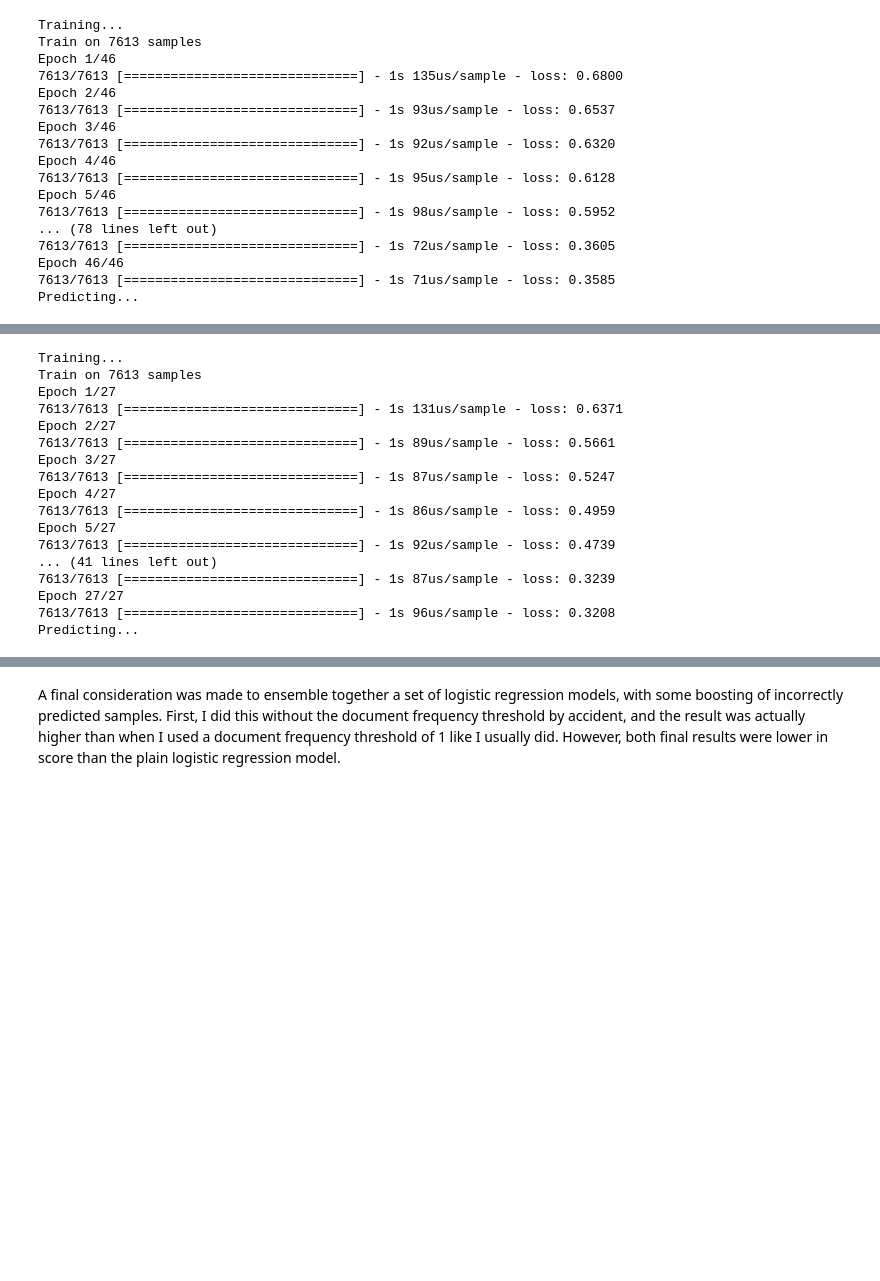
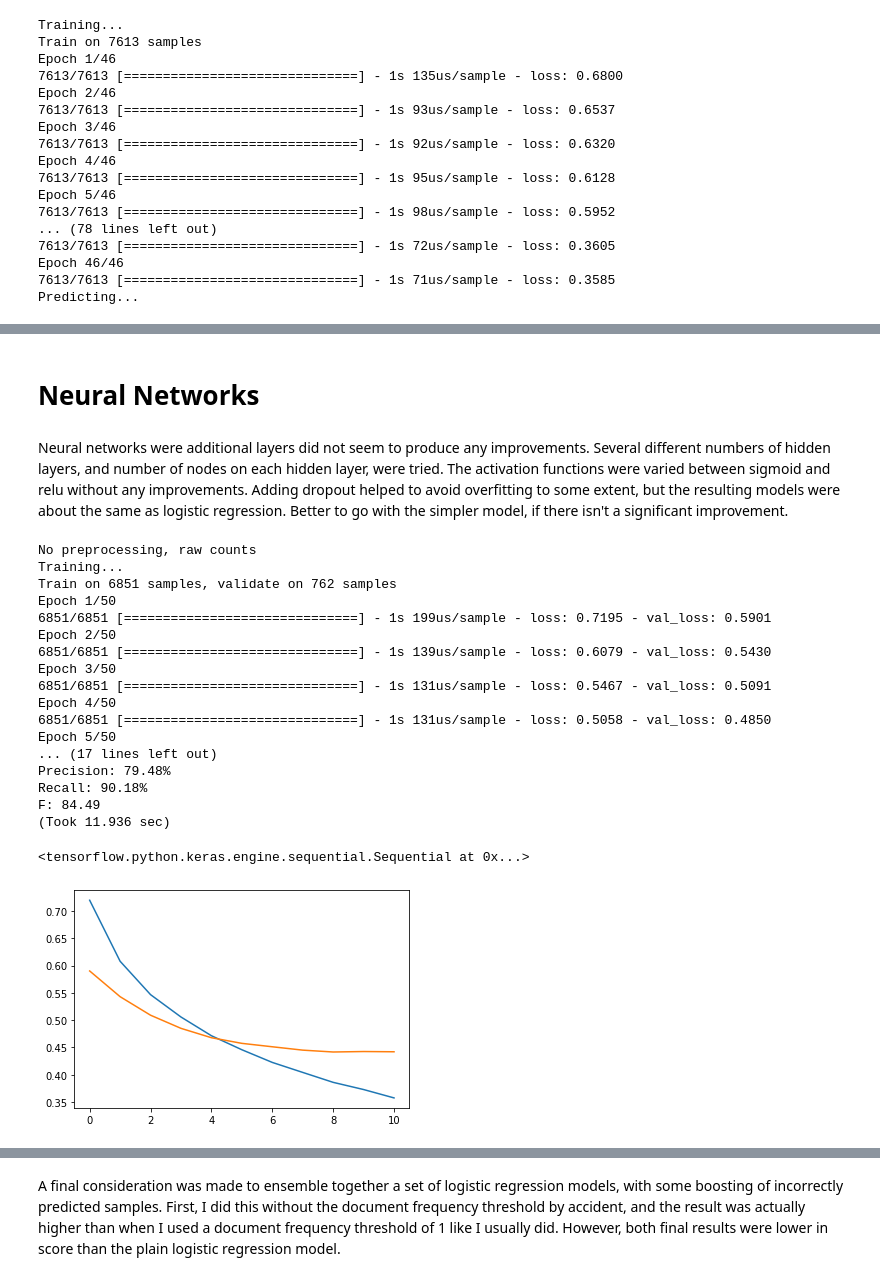
Before and after one commit to SeanScripts/nlp-getting-started, a Jupyter notebook: NLP_Getting_Started.ipynb, the cells around one changed output, grey strips where cells are left out. Drawn from its saved outputs; the diff is of its cells as text; code cells hidden in the pictures; blank space fills up the shorter version.

```diff
--- a/NLP_Getting_Started.ipynb
+++ b/NLP_Getting_Started.ipynb
@@ -971,23 +918,7 @@ submission.to_csv('submission_lg_prep.csv', index=False)
-# %%
-submission['target'] = make_logistic_predictions(27, 32, dftrain_bi_minimal, dftest_bi_minimal)
-# %% [output]
-Training...
-Train on 7613 samples
-Epoch 1/27
-7613/7613 [==============================] - 1s 131us/sample - loss: 0.6371
-Epoch 2/27
-7613/7613 [==============================] - 1s 89us/sample - loss: 0.5661
-Epoch 3/27
-7613/7613 [==============================] - 1s 87us/sample - loss: 0.5247
-Epoch 4/27
-7613/7613 [==============================] - 1s 86us/sample - loss: 0.4959
-Epoch 5/27
-7613/7613 [==============================] - 1s 92us/sample - loss: 0.4739
-... (41 lines left out)
-7613/7613 [==============================] - 1s 87us/sample - loss: 0.3239
-Epoch 27/27
-7613/7613 [==============================] - 1s 96us/sample - loss: 0.3208
-Predicting...
 # %%
 submission.to_csv('submission_lg_bigrams.csv', index=False)
 # Score: 79.55%
+# %% [markdown]
+# Neural Networks
+# %% [markdown]
+Neural networks were additional layers did not seem to produce any improvements. Several different numbers of hidden layers, and number of nodes on each hidden layer, were tried. The activation functions were varied between sigmoid and relu without any improvements. Adding dropout helped to avoid overfitting to some extent, but the resulting models were about the same as logistic regression. Better to go with the simpler model, if there isn't a significant improvement.
@@ -993,0 +1014,33 @@ submission.to_csv('submission_lg_bigrams.csv', index=False)
+# %%
+# Neural net models
+# Only with preprocessing, otherwise there are too many weights
+# Raw counts
+print('No preprocessing, raw counts')
+run_neuralNet(dftrain_minimal_noprep, 0.1, 50, patience=2)
+# Normalized
+#print('Preprocessed, normalized')
+#run_neuralNet(dftrain_min_norm, 0.2, 20)
+# TF-IDF
+#print('Preprocessed, TF-IDF')
+#run_neuralNet(dftrain_min_tfidf, 0.2, 20)
+#print('Done with Neural Net models')
+# %% [output]
+No preprocessing, raw counts
+Training...
+Train on 6851 samples, validate on 762 samples
+Epoch 1/50
+6851/6851 [==============================] - 1s 199us/sample - loss: 0.7195 - val_loss: 0.5901
+Epoch 2/50
+6851/6851 [==============================] - 1s 139us/sample - loss: 0.6079 - val_loss: 0.5430
+Epoch 3/50
+6851/6851 [==============================] - 1s 131us/sample - loss: 0.5467 - val_loss: 0.5091
+Epoch 4/50
+6851/6851 [==============================] - 1s 131us/sample - loss: 0.5058 - val_loss: 0.4850
+Epoch 5/50
+... (17 lines left out)
+Precision: 79.48%
+Recall: 90.18%
+F: 84.49
+(Took 11.936 sec)
+<tensorflow.python.keras.engine.sequential.Sequential at 0x...>
+[figure, added]
```
Also changed, not shown: parts of 66 cells of this notebook, 6 other files.
